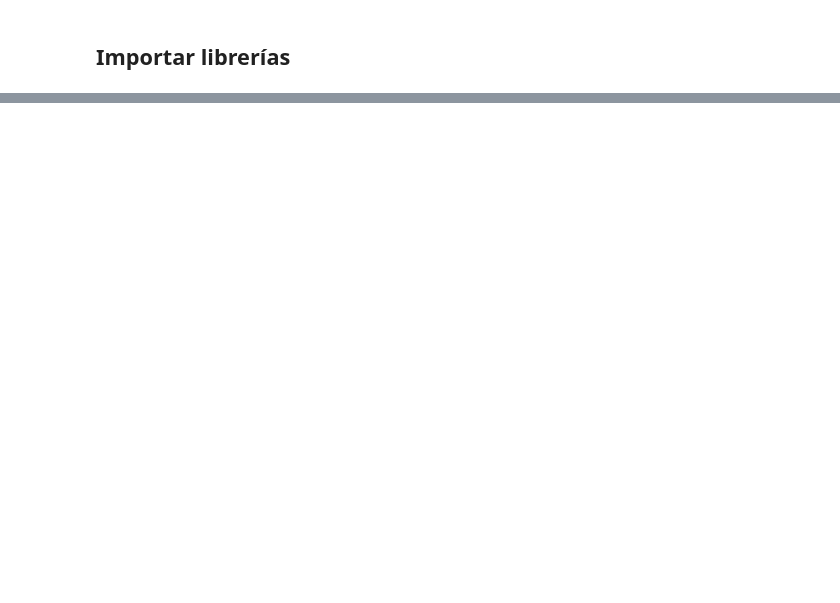
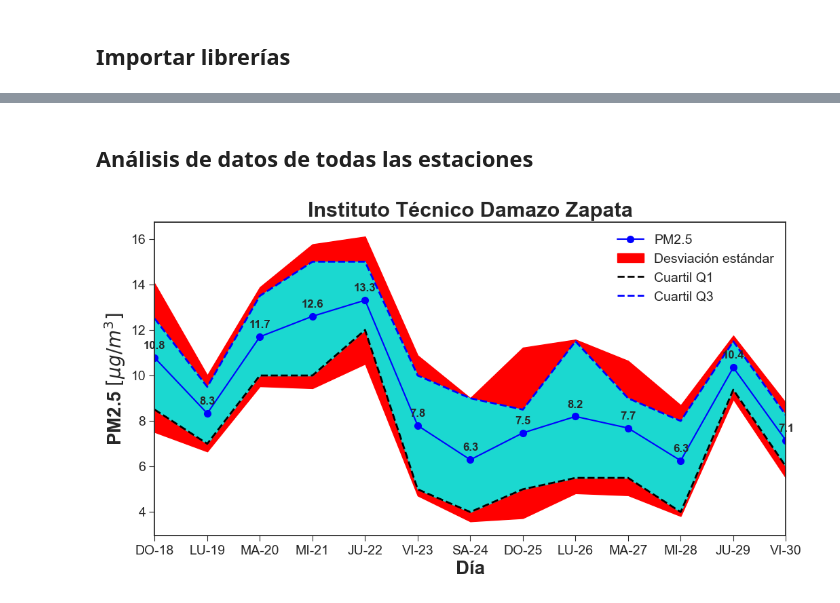
Before and after one commit to AndresGuarin/JupyterCodes, a Jupyter notebook: Data Analysis/Moncora/Gráficas_dia_sin_carro.ipynb, the cells around one changed output, grey strips where cells are left out. Cells and saved outputs as stored; diff of their text form; code cells hidden in the pictures; blank space fills up the shorter version.

Commit message:
automatización del código. Graficas colegios

```diff
--- a/Data Analysis/Moncora/Gráficas_dia_sin_carro.ipynb
+++ b/Data Analysis/Moncora/Gráficas_dia_sin_carro.ipynb
@@ -152,0 +180,2 @@ plt.show()
+# %% [markdown]
+## **Análisis de datos de todas las estaciones**
@@ -152,0 +187,31 @@ plt.show()
+# %%
+## Estaciones y rango de tiempo de análisis
+estaciones = ['mE1_00004','mE1_00006','mE1_00007','mE1_00008']
+start = '2023-06-18 00:00:00'    # Fecha de inicio: año-mes-día hora:minuto:segundo
+end   = '2023-06-30 20:00:00'    # Fecha de fin:    año-mes-día hora:minuto:segundo
+colegios = {'mE1_00004':'Instituto Técnico Damazo Zapata',
+            'mE1_00006':'Institución Educativa Nuestra Señora del Pilar',
+            'mE1_00007':'Escuela Normal Superior',
+            'mE1_00008':'Fundación Colegio UIS'}
+
+## Diccionarios que guardarán los datos de todas las estaciones
+data = {}
+dat = {}
+dat_std = {}
+dat_Q1 = {}
+dat_Q3 = {}
+
+## Obtenemos y limpiamos datos
+for estacion in estaciones:
+    data[estacion] = obtener_datos(estacion, start, end)
+    data[estacion] = limpiar_datos(data[estacion], threshold = 120, CV_threshold = 0.3)
+    dat[estacion], dat_std[estacion], dat_Q1[estacion], dat_Q3[estacion] = resampleo_datos(data[estacion])
+# %%
+## Grafica mE1_00004
+estacion = 'mE1_00004'
+fig, ax = plt.subplots(figsize=(12,6))
+graficar_datos(dat[estacion], dat_std[estacion], dat_Q1[estacion], dat_Q3[estacion],
+                   ax, label = 'PM2.5', titulo = colegios[estacion], xlabel = 'Día', ylabel = 'PM2.5 $[\mu g / m^3]$',
+                   col = 'pm25', alpha = 1, unit_text = 0.3)
+# %% [output]
+[figure, added]
```
Also changed, not shown: parts of 20 cells of this notebook, 4 other files.
